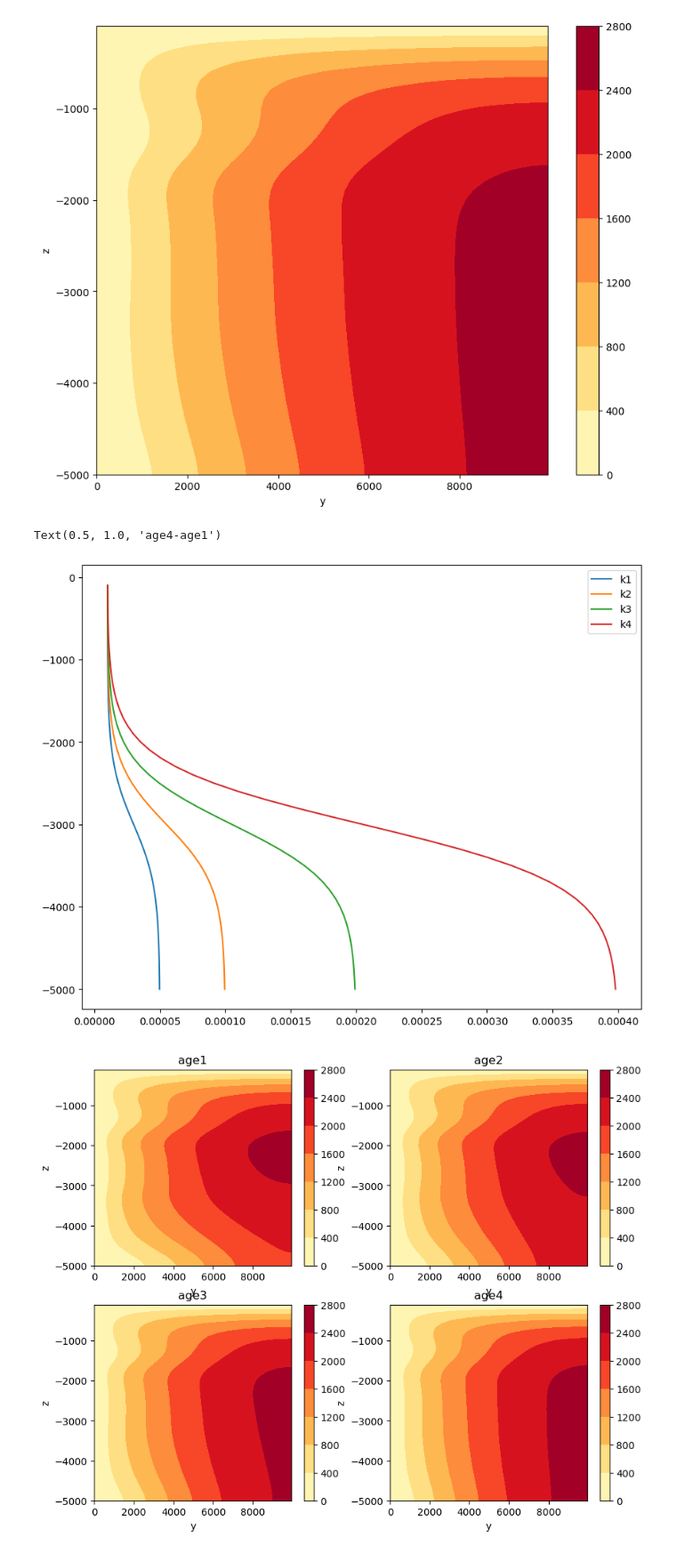
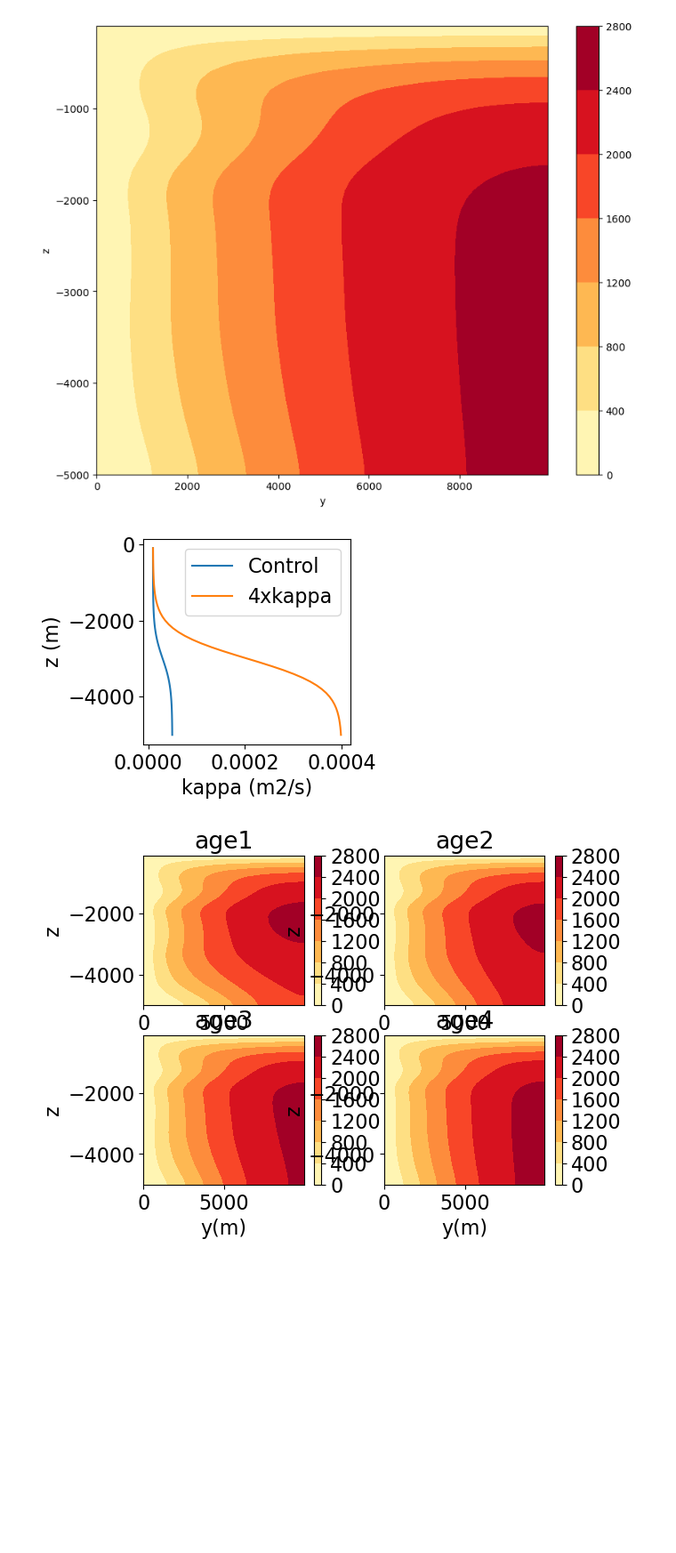
Before and after one commit to anthony-meza/test_age_framework, a Jupyter notebook: advection_diffusion_simplified_circulation.ipynb, the cells around one changed output. Shown at 89% size. Saved outputs shown, nothing was run; the diff lists cells and outputs as text; code cells hidden in the pictures; blank space fills up the shorter version.

```diff
--- a/advection_diffusion_simplified_circulation.ipynb
+++ b/advection_diffusion_simplified_circulation.ipynb
@@ -6,6 +6,7 @@ from scipy.interpolate import interp1d
 import sys
 import xgcm
 import xarray as xr
+plt.rcParams.update({'font.size': 16})
 # %%
 def psi_sb(z0,gamma):
     '''
@@ -274,7 +278,7 @@ def calculate_tracer(kdia,kiso=500):
 def plotage(age):
     plt.contourf(ybasin,Zl,age.T/31104000,cmap=plt.cm.YlOrRd)
     plt.colorbar()
-    plt.xlabel('y')
+    plt.xlabel('y(m)')
     plt.ylabel('z')
 
 
@@ -349,49 +353,56 @@ plotage(age_4)
 def plotagediff(age):
     plt.contourf(ybasin,Zl,age.T/31104000,cmap='seismic',levels=np.linspace(-800,800,20))
     plt.colorbar()
-    plt.xlabel('y')
-    plt.ylabel('z')
-fig=plt.figure(figsize=myfigsize)
+    plt.xlabel('y(m)')
+    plt.ylabel('z(m)')
+fig=plt.figure(figsize=(3,3))
 
 
-plt.plot(kdia1,Zl,label='k1')
-plt.plot(kdia2,Zl,label='k2')
-plt.plot(kdia3,Zl,label='k3')
-plt.plot(kdia4,Zl,label='k4')
+plt.plot(kdia1,Zl,label='Control')
+#plt.plot(kdia2,Zl,label='k2')
+#plt.plot(kdia3,Zl,label='k3')
+plt.plot(kdia4,Zl,label='4xkappa')
+plt.xlabel('kappa (m2/s)')
+plt.ylabel('z (m)')
 plt.legend()
 
 
-fig=plt.figure(figsize=myfigsize)
+fig=plt.figure()
 
 plt.tight_layout()
 plt.subplot(2,2,1)
 plt.title('age1')
 plotage(age_1)
 plt.subplot(2,2,2)
 plotage(age_2)
 plt.title('age2')
 plt.subplot(2,2,3)
 plotage(age_3)
 plt.title('age3')
 plt.subplot(2,2,4)
 plotage(age_4)
 plt.title('age4')
 
 fig=plt.figure(figsize=myfigsize)
 plt.tight_layout()
 plt.subplot(2,2,1)
-plt.title('age1')
+plt.title('age Control(yr)')
 plotage(age_1)
 plt.subplot(2,2,2)
-plotagediff(age_2-age_1)
-plt.title('age2-age1')
-plt.subplot(2,2,3)
-plotagediff(age_3-age_1)
-plt.title('age3-age1')
-plt.subplot(2,2,4)
 plotagediff(age_4-age_1)
-plt.title('age4-age1')
+plt.ylabel('')
+#plt.get_yaxis().set_ticks([])
+plt.title('age 4xkappa-Control(yr)')
+plt.subplots_adjust(wspace=0.3, hspace=0.5)
+# plt.subplot(2,2,2)
+# plotagediff(age_2-age_1)
+# plt.title('age2-age1')
+# plt.subplot(2,2,3)
+# plotagediff(age_3-age_1)
+# plt.title('age3-age1')
+# plt.subplot(2,2,4)
+# plotagediff(age_4-age_1)
+# plt.title('age4-age1')
 # %% [output]
-Text(0.5, 1.0, 'age4-age1')
-[figure, old version]
+[figure, new version]
-[figure, old version]
+[figure, new version]
```
Also changed, not shown: parts of 7 cells of this notebook, 3 other files.
